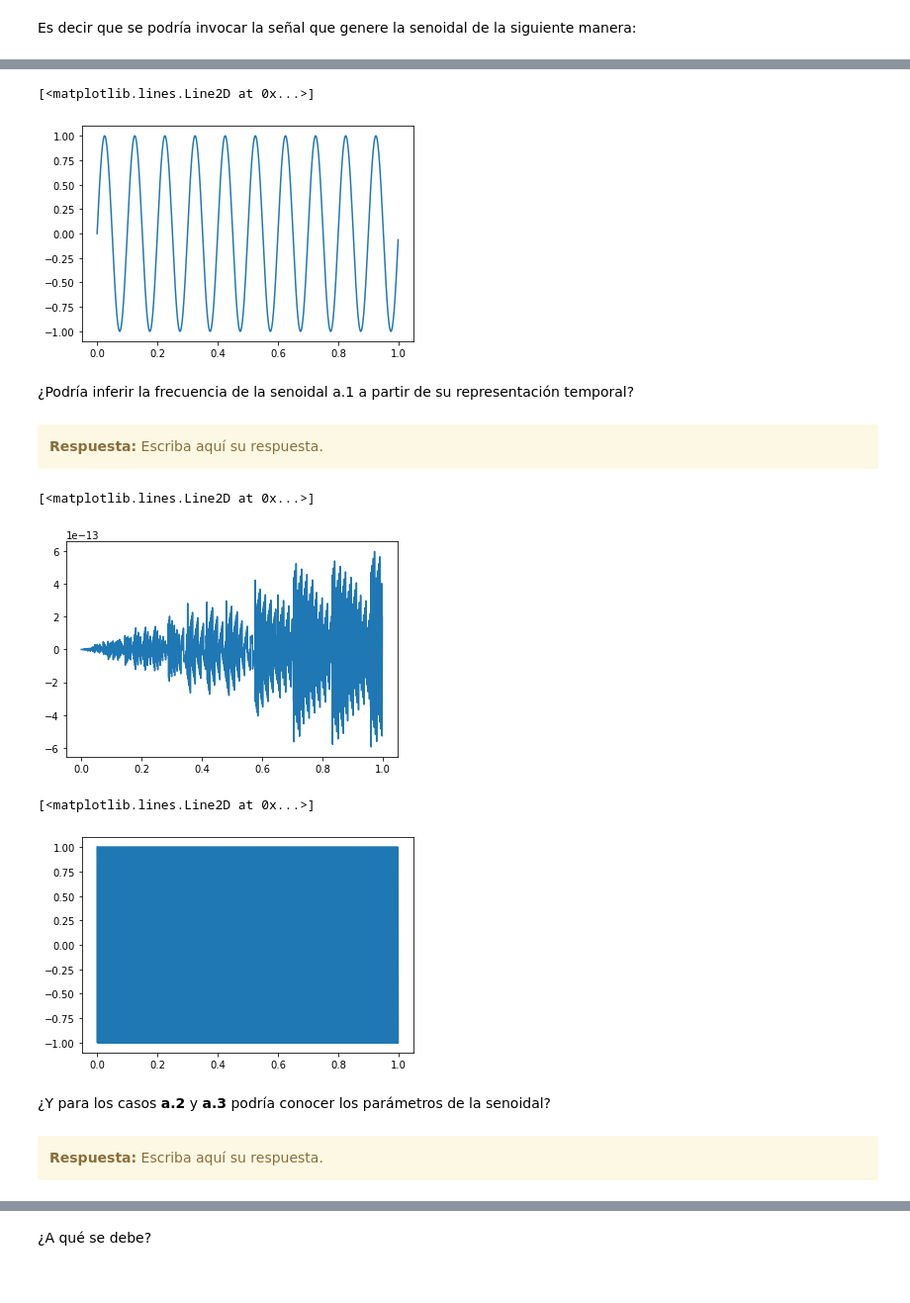
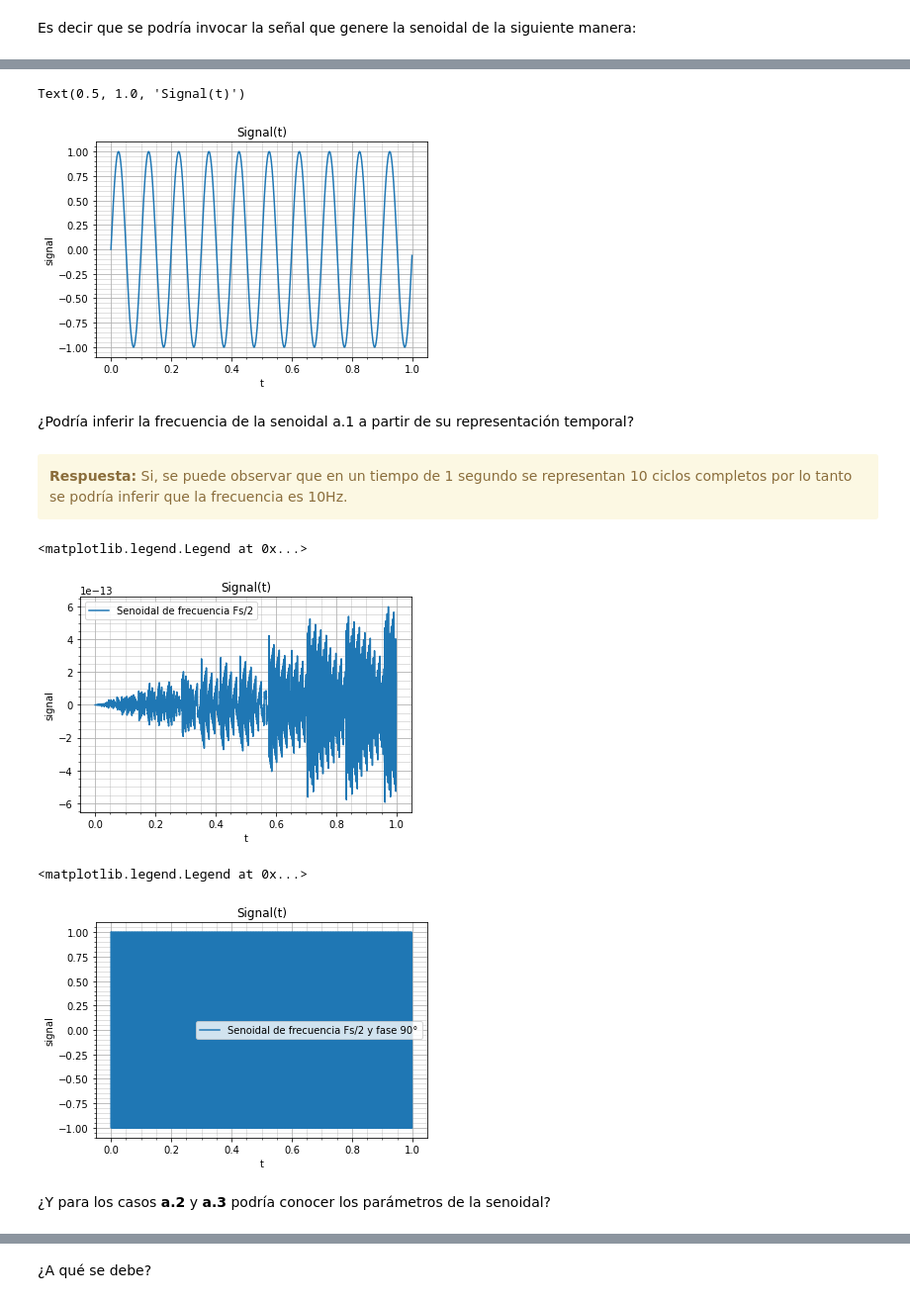
Before and after one commit to lourdeslujan/tps_pds, a Jupyter notebook: TP1 - Muestreo de señales - Forurier.ipynb, the cells around one changed output, grey strips where cells are left out. Shown at 99% size. Cells and saved outputs as stored; diff of their text form; code cells hidden in the pictures.

```diff
--- a/TP1 - Muestreo de señales - Forurier.ipynb
+++ b/TP1 - Muestreo de señales - Forurier.ipynb
@@ -58,7 +58,7 @@ def generador_senoidal (fs, f0, N, a0=1, p0=0):
 
     # comienzo de la función
 
-    signal = np.sin (2*np.pi*f0*tt+p0)
+    signal = a0 * np.sin (2*np.pi*f0*tt+p0)
 
 
     # fin de la función
@@ -91,25 +93,33 @@ fs = 1000 # Hz
 # %%
 ##################
 # a.1) Senoidal #
 #################
 
 a0 = 1 # Volts
 p0 = 0 # radianes
 f0 = 10   # Hz
 
 # Insertar aquí el código para generar y visualizar la señal
 ##############################################################
 tt,signal = generador_senoidal (fs, f0, N, a0, p0)
+
+plt.figure(1)
+plt.minorticks_on()
+plt.grid(True,'minor',alpha=0.5)
+plt.grid(True)
 plt.plot(tt,signal)
+plt.xlabel('t')
+plt.ylabel('signal')
+plt.title("Signal(t)")
 # %% [output]
-[<matplotlib.lines.Line2D at 0x...>]
+Text(0.5, 1.0, 'Signal(t)')
-[figure, old version]
+[figure, new version]
 # %% [markdown]
 ¿Podría inferir la frecuencia de la senoidal a.1 a partir de su representación temporal?
-# %% [markdown]
-<div class="alert alert-block alert-warning">
-<b>Respuesta:</b> Escriba aquí su respuesta.
-</div>
+# %% [markdown]
+<div class="alert alert-block alert-warning">
+<b>Respuesta:</b> Si, se puede observar que en un tiempo de 1 segundo se representan 10 ciclos completos por lo tanto se podría inferir que la frecuencia es 10Hz.
+</div>
 # %%
 ##################
 # a.2) Senoidal #
@@ -122,10 +132,19 @@ f0 = fs/2   # Hz
 # Insertar aquí el código para generar y visualizar la señal
 ##############################################################
 tt,signal = generador_senoidal (fs, f0, N, a0, p0)
-plt.plot(tt,signal)
+
+plt.figure(1)
+plt.minorticks_on()
+plt.grid(True,'minor',alpha=0.5)
+plt.grid(True)
+plt.plot(tt,signal,label="Senoidal de frecuencia Fs/2")
+plt.xlabel('t')
+plt.ylabel('signal')
+plt.title("Signal(t)")
+plt.legend()
 # %% [output]
-[<matplotlib.lines.Line2D at 0x...>]
+<matplotlib.legend.Legend at 0x...>
-[figure, old version]
+[figure, new version]
 # %%
 ##################
 # a.3) Senoidal #
@@ -138,13 +157,18 @@ f0 = fs/2    # Hz
 # Insertar aquí el código para generar y visualizar la señal
 ##############################################################
 tt,signal = generador_senoidal (fs, f0, N, a0, p0)
-plt.plot(tt,signal)
+
+plt.figure(1)
+plt.minorticks_on()
+plt.grid(True,'minor',alpha=0.5)
+plt.grid(True)
+plt.plot(tt,signal,label="Senoidal de frecuencia Fs/2 y fase 90°")
+plt.xlabel('t')
+plt.ylabel('signal')
+plt.title("Signal(t)")
+plt.legend()
 # %% [output]
-[<matplotlib.lines.Line2D at 0x...>]
+<matplotlib.legend.Legend at 0x...>
-[figure, old version]
+[figure, new version]
 # %% [markdown]
 ¿Y para los casos **a.2** y **a.3** podría conocer los parámetros de la senoidal?
-# %% [markdown]
-<div class="alert alert-block alert-warning">
-<b>Respuesta:</b> Escriba aquí su respuesta.
-</div>
```
Also changed, not shown: parts of 63 cells of this notebook, 1 other file.
